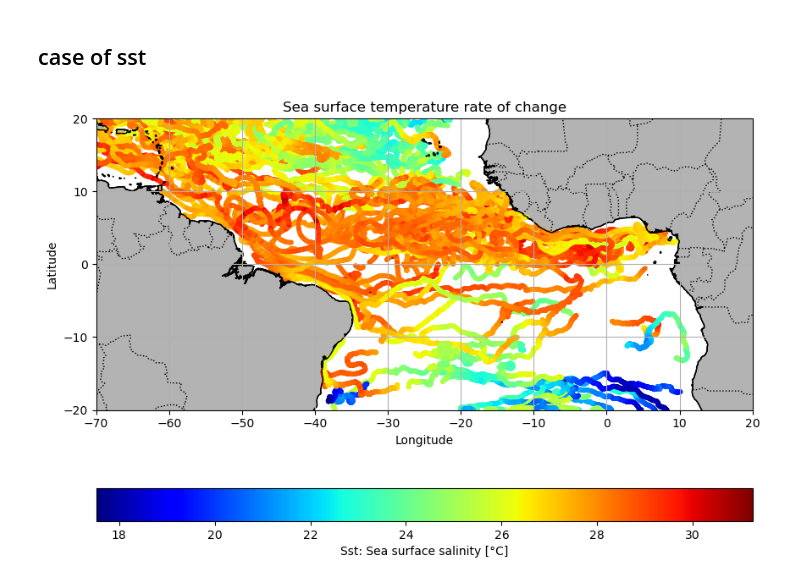
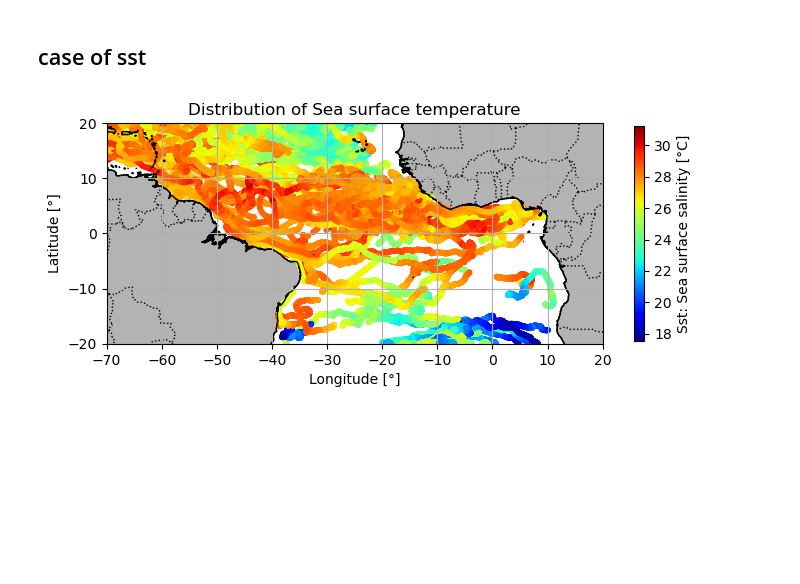
Before and after one commit to Julio-Leonel-Donfack/Courants-Derivants-Cmems, a Jupyter notebook: 1-drifter-currents-visualisations.ipynb, the cells around one changed output. Cells and saved outputs as stored; diff of their text form; code cells hidden in the pictures; blank space fills up the shorter version.

```diff
--- a/1-drifter-currents-visualisations.ipynb
+++ b/1-drifter-currents-visualisations.ipynb
@@ -242,42 +242,42 @@ plt.show()
 # %% [markdown]
 ## case of sst
 # %%
-plt.figure(figsize=(10, 8))
+plt.figure(figsize=(8, 4))
 ax = plt.axes(projection=ccrs.PlateCarree())
 sc = ax.scatter(
     ds.longitude.values,
     ds.latitude.values,
     10,
     c=ds.sst.values,
     vmin=17.52,
     vmax=31.248,
     transform=ccrs.PlateCarree(),
     cmap='jet')
 
 ax.coastlines(resolution='10m', color='black')
 ax.add_feature(cfeature.BORDERS, linestyle=':')
 ax.add_feature(cfeature.LAND, facecolor='0.7', edgecolor='k')
 
 # Specify axes limits and ticks
 plt.xlim(-70, 20)  # Longitude axis from 70W to 20E
 plt.ylim(-20, 20)  # Latitude axis from 20S to 20N
 plt.xticks(np.arange(-70, 30, 10))  # Longitude ticks every 10 degrees
 plt.yticks(np.arange(-20, 30, 10))  # Latitude ticks every 10 degrees
 
 # Specify colorbar limits based on actual SST values
-plt.colorbar(sc, orientation='horizontal', shrink=1,label='Sst: Sea surface salinity [°C]')
+plt.colorbar(sc, orientation='vertical', shrink=0.7,label='Sst: Sea surface salinity [°C]')
 
 # Add grid
 plt.grid(True)
 
 # Title and axes labels
-ax.set_title('Sea surface temperature rate of change')
-plt.xlabel('Longitude')
-plt.ylabel('Latitude')
+ax.set_title('Distribution of Sea surface temperature')
+plt.xlabel('Longitude [°]')
+plt.ylabel('Latitude [°]')
 
 plt.savefig("fig4 mode.png")
 
 # Show the plot
 plt.show()
 # %% [output]
-[figure, old version]
+[figure, new version]
```
Also changed, not shown: parts of 3 cells of this notebook, 2 other files.
